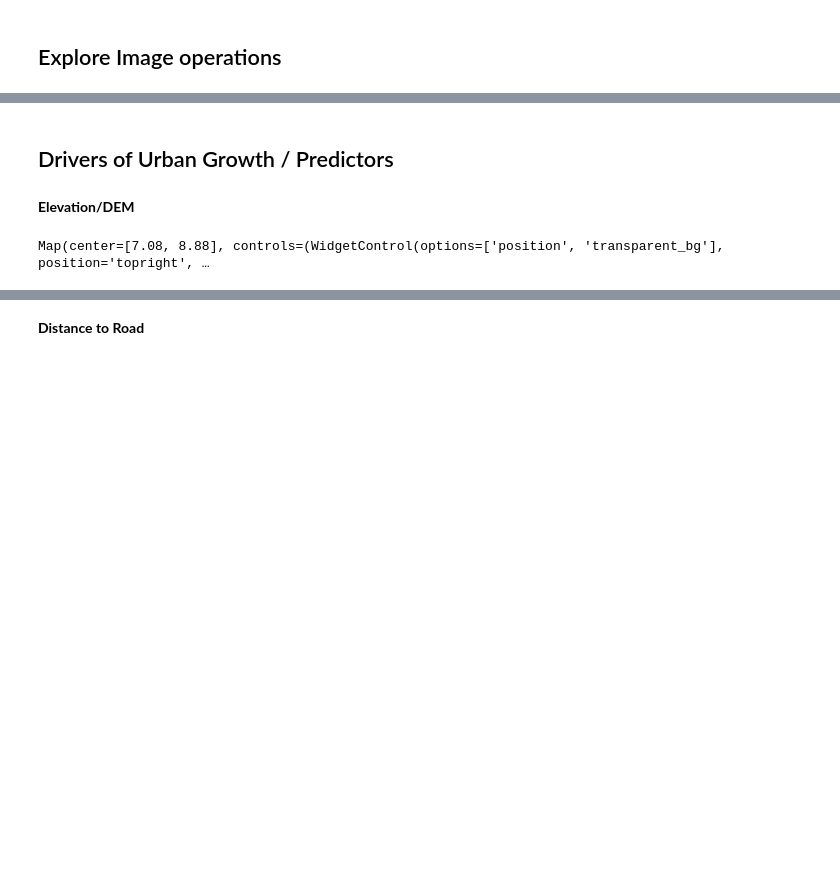
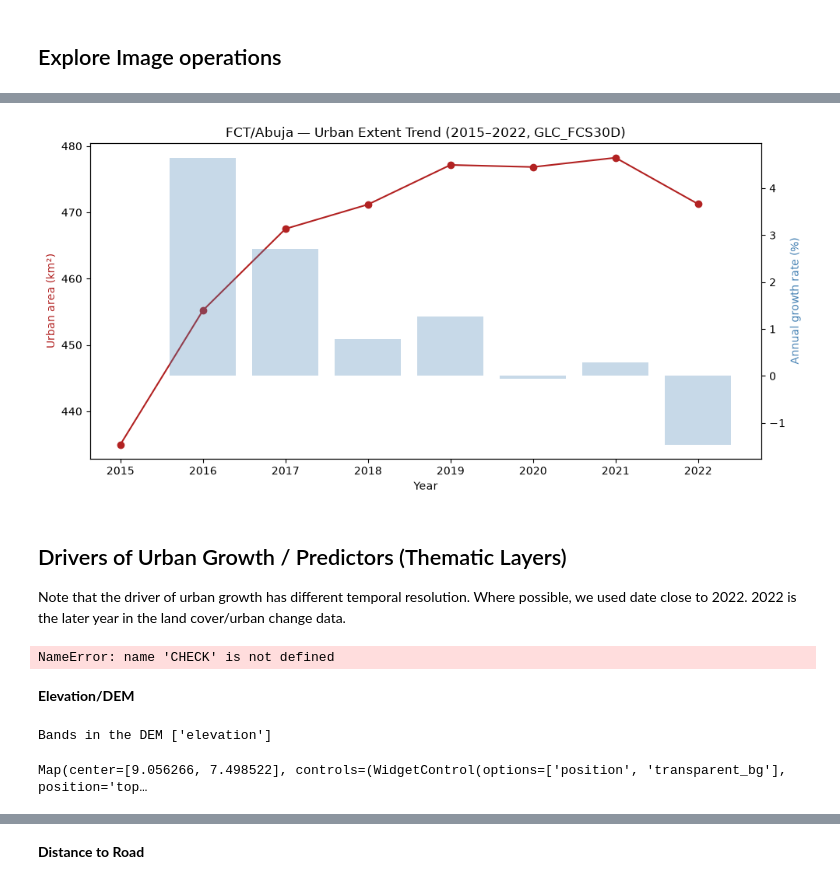
Before and after one commit to Surv-Lukmon/3mtt-GDS-C3-Demo, a Jupyter notebook: Notebook/notebook_demo_group1.ipynb, the cells around one changed output, grey strips where cells are left out. Saved outputs shown, nothing was run; the diff lists cells and outputs as text; code cells hidden in the pictures; blank space fills up the shorter version.

```diff
--- a/Notebook/notebook_demo_group1.ipynb
+++ b/Notebook/notebook_demo_group1.ipynb
@@ -262,0 +446,22 @@ Map(center=[9.056266, 7.498522], controls=(WidgetControl(options=['position', 't
+# %%
+def compute_urban_area_km2(urban_image, region=aoi, scale=30):
+    '''Return total urban area in km^2 for a binary urban image.'''
+    area_image = urban_image.multiply(ee.Image.pixelArea())
+    stats = area_image.reduceRegion(
+        reducer=ee.Reducer.sum(),
+        geometry=region,
+        scale=scale,
+        maxPixels=1e10,
+    )
+    area_m2 = ee.Number(stats.get("urban"))
+    return area_m2.divide(1e6)  # convert m^2 -> km^2
+
+urban_area_records = []
+for year in all_years:
+    area_km2 = compute_urban_area_km2(urban_by_year[year], scale=30).getInfo()
+    urban_area_records.append({"year": year, "urban_area_km2": area_km2})
+    print(f"{year}: {area_km2:.2f} km^2")
+
+# To data frame
+urban_area_df = pd.DataFrame(urban_area_records)
+urban_area_df
@@ -262,0 +486,5 @@ Map(center=[9.056266, 7.498522], controls=(WidgetControl(options=['position', 't
+# %%
+# Annual expansion rate (km^2/year and %/year)
+urban_area_df["expansion_km2"] = urban_area_df["urban_area_km2"].diff()
+urban_area_df["expansion_pct"] = urban_area_df["urban_area_km2"].pct_change() * 100
+urban_area_df
@@ -263,22 +501,43 @@ Map(center=[9.056266, 7.498522], controls=(WidgetControl(options=['position', 't
+# %%
+
+fig, ax1 = plt.subplots(figsize=(10, 5))
+ax1.plot(urban_area_df["year"], urban_area_df["urban_area_km2"], marker="o", color="firebrick")
+ax1.set_xlabel("Year")
+ax1.set_ylabel("Urban area (km²)", color="firebrick")
+ax1.set_title("FCT/Abuja — Urban Extent Trend (2015–2022, GLC_FCS30D)")
+
+ax2 = ax1.twinx()
+ax2.bar(urban_area_df["year"], urban_area_df["expansion_pct"], alpha=0.3, color="steelblue")
+ax2.set_ylabel("Annual growth rate (%)", color="steelblue")
+
+plt.tight_layout()
+plt.savefig("urban_growth_trend.png", dpi=200)
+plt.show()
+# %% [output]
+[figure, added]
 # %% [markdown]
-## Drivers of Urban Growth / Predictors
+## Drivers of Urban Growth / Predictors (Thematic Layers)
+
+Note that the driver of urban growth has different temporal resolution. Where possible, we used date close to 2022. 2022 is the later year in the land cover/urban change data.
+# %%
+CHECK
+# %% [output]
+NameError: name 'CHECK' is not defined
 # %% [markdown]
 **Elevation/DEM**
 # %%
 # Download elevation and compute slope
+# Data source: https://developers.google.com/earth-engine/datasets/catalog/USGS_SRTMGL1_003
 dem = ee.Image('USGS/SRTMGL1_003')
-dem.bandNames().getInfo()
-
+print(f"Bands in the DEM {dem.bandNames().getInfo()}")
 
 
 elevation = dem.select('elevation')
 slope = ee.Terrain.slope(elevation)
 
-
-dem_map = geemap.Map(center = [7.08, 8.88], zoom=8)
-dem_map.add_basemap("SATELLITE")
-dem_map.addLayer(dem.clip(aoi), {'min': 0, 'max': 500, "palette": ["Red", "Green", "Yellow"]}, "DEM")
-dem_map.addLayer(slope.clip(aoi), {'min': 0, 'max': 10, "palette": ["Red", "Green", "Yellow"]}, "Slope")
-dem_map
+thematic_map_1.addLayer(dem.clip(aoi), {'min': 0, 'max': 500, "palette": ["Red", "Green", "Yellow"]}, "DEM")
+thematic_map_1.addLayer(slope.clip(aoi), {'min': 0, 'max': 10, "palette": ["Red", "Green", "Yellow"]}, "Slope")
+thematic_map_1
 # %% [output]
-Map(center=[7.08, 8.88], controls=(WidgetControl(options=['position', 'transparent_bg'], position='topright', …
+Bands in the DEM ['elevation']
+Map(center=[9.056266, 7.498522], controls=(WidgetControl(options=['position', 'transparent_bg'], position='top…
```
Also changed, not shown: parts of 81 cells of this notebook.
